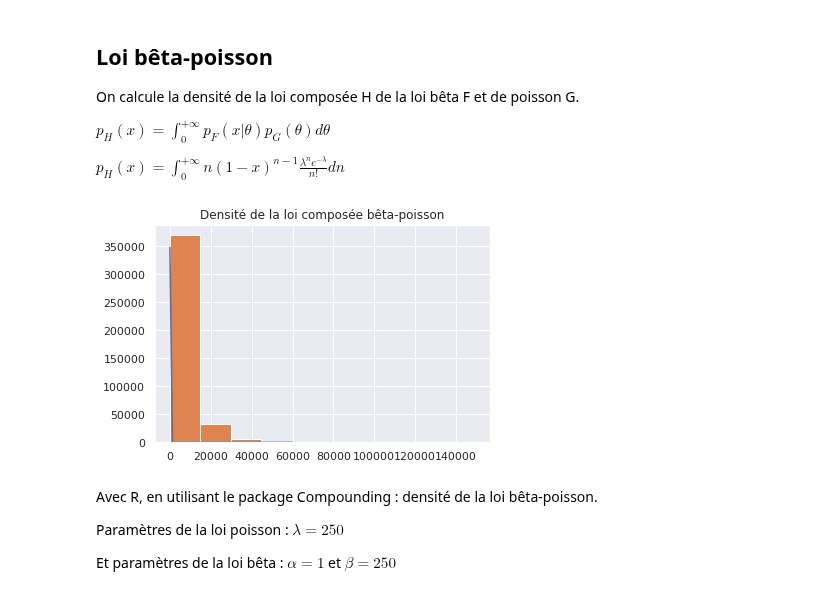
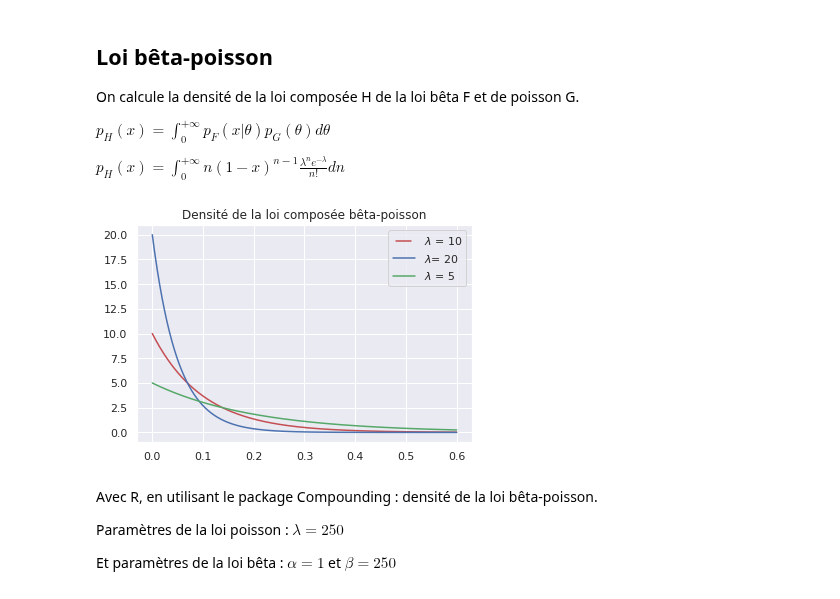
Before and after one commit to aminaghoul/reads_seq, a Jupyter notebook: stage1.ipynb, the cells around one changed output. Saved outputs shown, nothing was run; the diff lists cells and outputs as text; code cells hidden in the pictures.

```diff
--- a/stage1.ipynb
+++ b/stage1.ipynb
@@ -173,7 +173,7 @@ plt.plot(x, f(x,1000000,b))
 [<matplotlib.lines.Line2D at 0x...>]
 [figure]
 # %%
-monFichier = open("../Documents/Donnees/DRR129658.fastq", "r") #MINION
+monFichier = open("../Documents/Donnees/DRR164914.fastq", "r") #MINION
 taille = []
 f = []
 norm = []
@@ -411,7 +412,7 @@ for loi, parametres in [
 [figure]
 [figure]
 # %%
-monFichier = open("../Documents/Donnees/DRR129657_subreads.fastq", "r") #MINION
+monFichier = open("../Documents/PACBIO/pacbiors2/DRR070689_subreads.fastq", "r") #pacbio
 taille = []
 f = []
 norm = []
@@ -438,17 +439,19 @@ print(len(taille))
 ## Loi bêta - uniforme
 # %%
 axes = plt.gca()
-x=np.linspace(0.000000000001,0.0002)
+x=np.linspace(0.00000001,0.99)
 def f(x,a, b):
-    return 1./((b-a)*np.exp(np.log(1-x)))*(b*np.exp(b*np.log(1-x))/np.log(1-x) -
-                                           a*np.exp(a*np.log(1-x))/np.log(1-x) -
-                                           np.exp(b*np.log(1-x))/((np.log(1-x))**2) +
-                                           np.exp(a*np.log(1-x))/((np.log(1-x))**2))
-a = 200*200
-b =300*300
+    return np.exp(-np.log(1-x))/(b-a)*((b*np.exp(b*np.log(1-x)) - a*np.exp(a*np.log(1-x)))/(np.log(1-x)) +
+                                           (np.exp(a*np.log(1-x)) - np.exp(b*np.log(1-x)))/((np.log(1-x))**2))
+
+
 
 plt.title('Densité de la loi composée bêta-uniforme')
-axes.xaxis.set_ticks(range(5))
-plt.plot(x, f(x,a, b))
+
+line1, =plt.plot(x,f(x,10,15), 'r', label="nmin= 10 nmax = 15")
+line2,=plt.plot(x,f(x,20,30), 'b',label="nmin= 20 nmax = 30")
+plt.plot(x,f(x,5,10), 'g',label="nmin= 5 nmax = 10")
+plt.legend(handler_map={line1: HandlerLine2D(numpoints=4)})
+
 plt.show()
 # %% [output]
@@ -462,18 +465,21 @@ $p_{H}(x) = \int_{0}^{+\infty} p_{F}(x|\theta) p_{G}(\theta)d\theta$
 
 $p_{H}(x) = \int_{0}^{+\infty}n(1-x)^{n-1}\frac{\lambda^{n}e^{-\lambda}}{n!}dn$
 # %%
-x=np.linspace(0,60000)
-l=590*590
-
+x=np.linspace(0,0.6,1000)
+l=100
+from matplotlib.legend_handler import HandlerLine2D
 def f(x, l):
     return (l*np.exp(-l*x))
 
 plt.title('Densité de la loi composée bêta-poisson')
-plt.plot(x,f(x,l))
-plt.hist(taille)
+line1, =plt.plot(x,f(x,10), 'r', label="$\lambda$ = 10")
+line2,=plt.plot(x,f(x,20), 'b',label="$\lambda$= 20")
+plt.plot(x,f(x,5), 'g',label="$\lambda$ = 5")
+plt.legend(handler_map={line1: HandlerLine2D(numpoints=4)})
+
 plt.show()
 # %% [output]
-[figure, old version]
+[figure, new version]
 # %% [markdown]
 Avec R, en utilisant le package Compounding : densité de la loi bêta-poisson.
 
```
Also changed, not shown: parts of 3 cells of this notebook.
